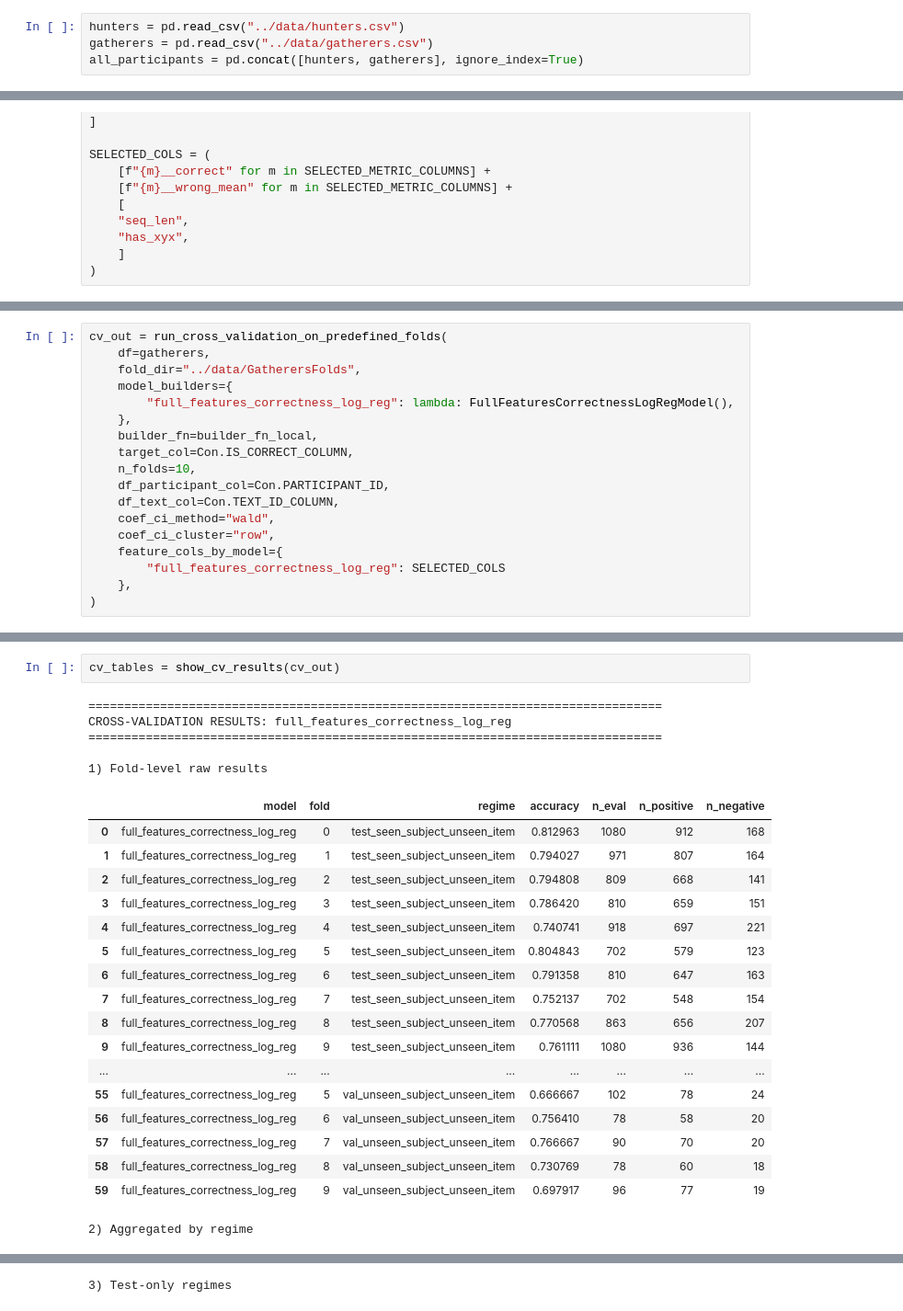
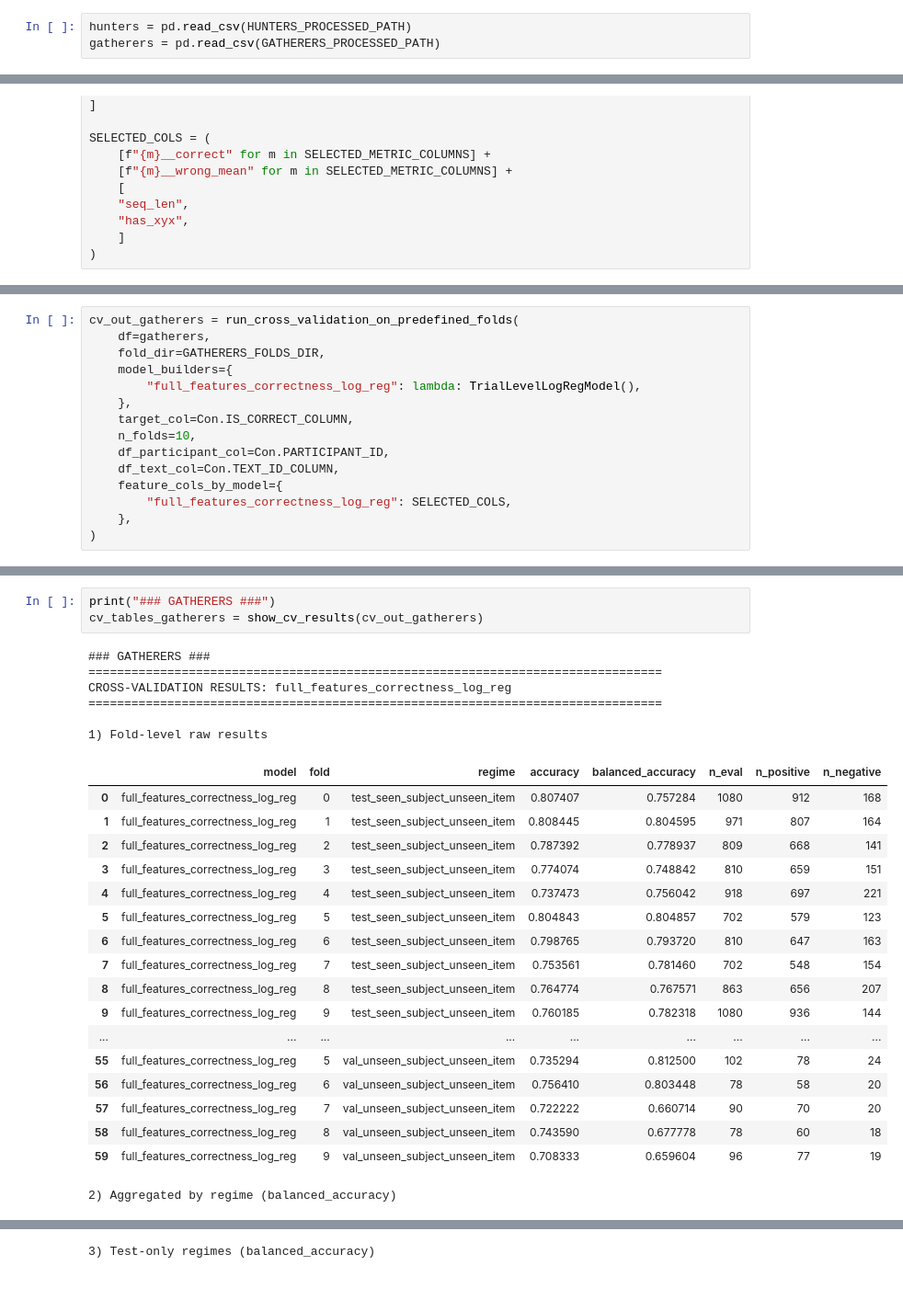
Before and after one commit to Mormorfor/QA_eyetracking, a Jupyter notebook: notebooks/cross_validation_run.ipynb, the cells around one changed output, grey strips where cells are left out. Shown at 92% size. Cells and saved outputs as stored; diff of their text form; blank space fills up the shorter version.

```diff
--- a/notebooks/cross_validation_run.ipynb
+++ b/notebooks/cross_validation_run.ipynb
@@ -12,4 +18,3 @@ Trying to import in ABI mode.
 # %%
-hunters = pd.read_csv("../data/hunters.csv")
-gatherers = pd.read_csv("../data/gatherers.csv")
-all_participants = pd.concat([hunters, gatherers], ignore_index=True)
+hunters = pd.read_csv(HUNTERS_PROCESSED_PATH)
+gatherers = pd.read_csv(GATHERERS_PROCESSED_PATH)
@@ -52,18 +36,15 @@ def builder_fn_local(d: pd.DataFrame):
 # %%
-cv_out = run_cross_validation_on_predefined_folds(
+cv_out_gatherers = run_cross_validation_on_predefined_folds(
     df=gatherers,
-    fold_dir="../data/GatherersFolds",
+    fold_dir=GATHERERS_FOLDS_DIR,
     model_builders={
-        "full_features_correctness_log_reg": lambda: FullFeaturesCorrectnessLogRegModel(),
+        "full_features_correctness_log_reg": lambda: TrialLevelLogRegModel(),
     },
-    builder_fn=builder_fn_local,
     target_col=Con.IS_CORRECT_COLUMN,
     n_folds=10,
     df_participant_col=Con.PARTICIPANT_ID,
     df_text_col=Con.TEXT_ID_COLUMN,
-    coef_ci_method="wald",
-    coef_ci_cluster="row",
     feature_cols_by_model={
-        "full_features_correctness_log_reg": SELECTED_COLS
+        "full_features_correctness_log_reg": SELECTED_COLS,
     },
 )
@@ -132,26 +51,28 @@ def show_cv_results(cv_out, model_name: str = "full_features_correctness_log_reg
 # %%
-cv_tables = show_cv_results(cv_out)
+print("### GATHERERS ###")
+cv_tables_gatherers = show_cv_results(cv_out_gatherers)
 # %% [output]
+### GATHERERS ###
 ================================================================================
 CROSS-VALIDATION RESULTS: full_features_correctness_log_reg
 ================================================================================
 
 1) Fold-level raw results
-|  | model | fold | regime | accuracy | n_eval | n_positive | n_negative |
-| 0 | full_features_correctness_log_reg | 0 | test_seen_subject_unseen_item | 0.812963 | 1080 | 912 | 168 |
-| 1 | full_features_correctness_log_reg | 1 | test_seen_subject_unseen_item | 0.794027 | 971 | 807 | 164 |
-| 2 | full_features_correctness_log_reg | 2 | test_seen_subject_unseen_item | 0.794808 | 809 | 668 | 141 |
-| 3 | full_features_correctness_log_reg | 3 | test_seen_subject_unseen_item | 0.786420 | 810 | 659 | 151 |
-| 4 | full_features_correctness_log_reg | 4 | test_seen_subject_unseen_item | 0.740741 | 918 | 697 | 221 |
-| 5 | full_features_correctness_log_reg | 5 | test_seen_subject_unseen_item | 0.804843 | 702 | 579 | 123 |
-| 6 | full_features_correctness_log_reg | 6 | test_seen_subject_unseen_item | 0.791358 | 810 | 647 | 163 |
-| 7 | full_features_correctness_log_reg | 7 | test_seen_subject_unseen_item | 0.752137 | 702 | 548 | 154 |
-| 8 | full_features_correctness_log_reg | 8 | test_seen_subject_unseen_item | 0.770568 | 863 | 656 | 207 |
-| 9 | full_features_correctness_log_reg | 9 | test_seen_subject_unseen_item | 0.761111 | 1080 | 936 | 144 |
-| ... | ... | ... | ... | ... | ... | ... | ... |
-| 55 | full_features_correctness_log_reg | 5 | val_unseen_subject_unseen_item | 0.666667 | 102 | 78 | 24 |
-| 56 | full_features_correctness_log_reg | 6 | val_unseen_subject_unseen_item | 0.756410 | 78 | 58 | 20 |
-| 57 | full_features_correctness_log_reg | 7 | val_unseen_subject_unseen_item | 0.766667 | 90 | 70 | 20 |
-| 58 | full_features_correctness_log_reg | 8 | val_unseen_subject_unseen_item | 0.730769 | 78 | 60 | 18 |
-| 59 | full_features_correctness_log_reg | 9 | val_unseen_subject_unseen_item | 0.697917 | 96 | 77 | 19 |
+|  | model | fold | regime | accuracy | balanced_accuracy | n_eval | n_positive | n_negative |
+| 0 | full_features_correctness_log_reg | 0 | test_seen_subject_unseen_item | 0.807407 | 0.757284 | 1080 | 912 | 168 |
+| 1 | full_features_correctness_log_reg | 1 | test_seen_subject_unseen_item | 0.808445 | 0.804595 | 971 | 807 | 164 |
+| 2 | full_features_correctness_log_reg | 2 | test_seen_subject_unseen_item | 0.787392 | 0.778937 | 809 | 668 | 141 |
+| 3 | full_features_correctness_log_reg | 3 | test_seen_subject_unseen_item | 0.774074 | 0.748842 | 810 | 659 | 151 |
+| 4 | full_features_correctness_log_reg | 4 | test_seen_subject_unseen_item | 0.737473 | 0.756042 | 918 | 697 | 221 |
+| 5 | full_features_correctness_log_reg | 5 | test_seen_subject_unseen_item | 0.804843 | 0.804857 | 702 | 579 | 123 |
+| 6 | full_features_correctness_log_reg | 6 | test_seen_subject_unseen_item | 0.798765 | 0.793720 | 810 | 647 | 163 |
+| 7 | full_features_correctness_log_reg | 7 | test_seen_subject_unseen_item | 0.753561 | 0.781460 | 702 | 548 | 154 |
+| 8 | full_features_correctness_log_reg | 8 | test_seen_subject_unseen_item | 0.764774 | 0.767571 | 863 | 656 | 207 |
+| 9 | full_features_correctness_log_reg | 9 | test_seen_subject_unseen_item | 0.760185 | 0.782318 | 1080 | 936 | 144 |
+| ... | ... | ... | ... | ... | ... | ... | ... | ... |
+| 55 | full_features_correctness_log_reg | 5 | val_unseen_subject_unseen_item | 0.735294 | 0.812500 | 102 | 78 | 24 |
+| 56 | full_features_correctness_log_reg | 6 | val_unseen_subject_unseen_item | 0.756410 | 0.803448 | 78 | 58 | 20 |
+| 57 | full_features_correctness_log_reg | 7 | val_unseen_subject_unseen_item | 0.722222 | 0.660714 | 90 | 70 | 20 |
+| 58 | full_features_correctness_log_reg | 8 | val_unseen_subject_unseen_item | 0.743590 | 0.677778 | 78 | 60 | 18 |
+| 59 | full_features_correctness_log_reg | 9 | val_unseen_subject_unseen_item | 0.708333 | 0.659604 | 96 | 77 | 19 |
-2) Aggregated by regime
+2) Aggregated by regime (balanced_accuracy)
@@ -165 +86 @@ CROSS-VALIDATION RESULTS: full_features_correctness_log_reg
-3) Test-only regimes
+3) Test-only regimes (balanced_accuracy)
```
Also changed, not shown: parts of 11 cells of this notebook, 44 other files.
